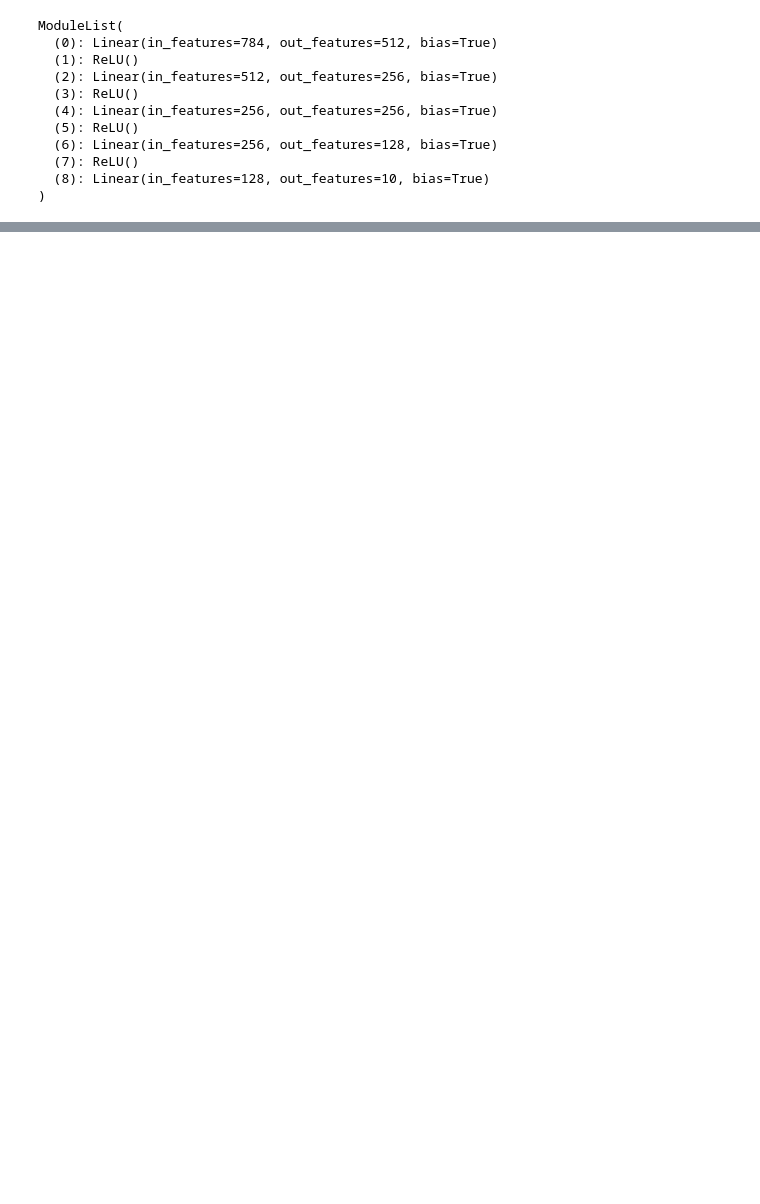
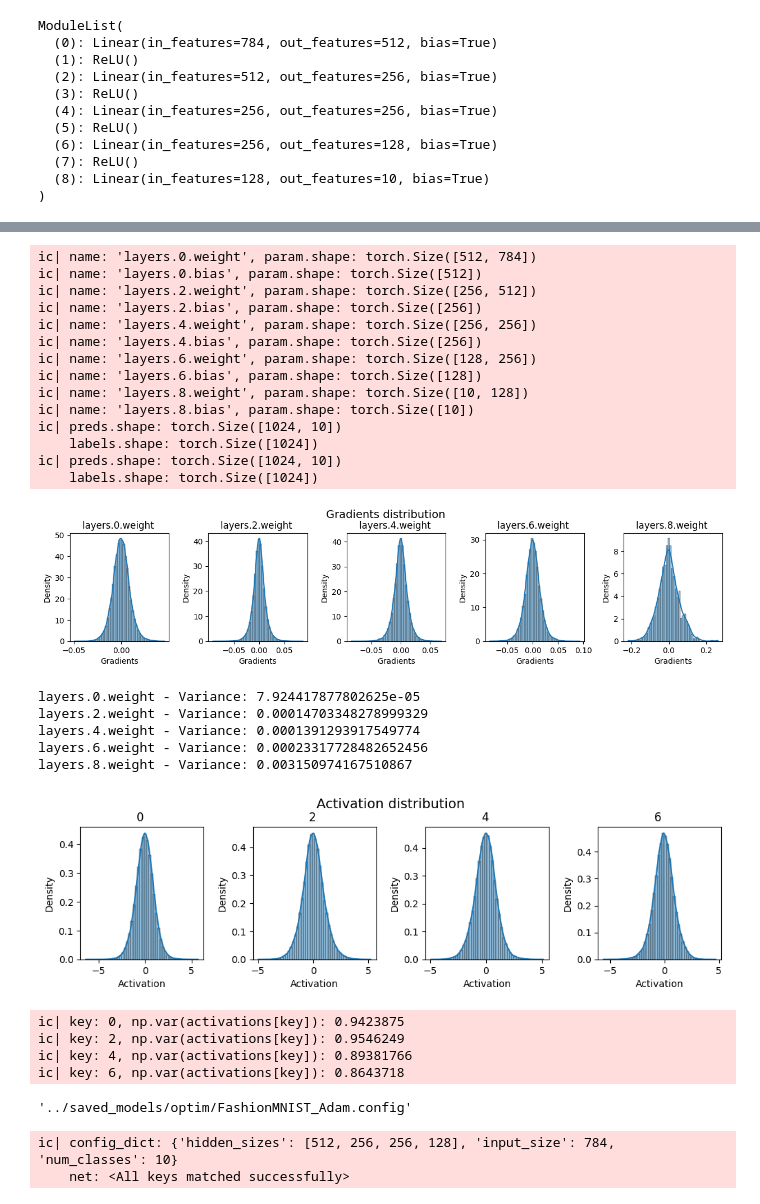
Before and after one commit to anashr18/dlnb, a Jupyter notebook: d1/optim.ipynb, the cells around one changed output, grey strips where cells are left out. Cells and saved outputs as stored; diff of their text form; code cells hidden in the pictures; blank space fills up the shorter version.

```diff
--- a/d1/optim.ipynb
+++ b/d1/optim.ipynb
@@ -216,0 +267,47 @@ def const_init(net, w=0.0):
+# %%
+# 1/dx
+import math
+def equal_var_init(net):
+    for name, param in net.named_parameters():
+        ic(name, param.shape)
+        if 'bias' in name:
+            param.data.fill_(0.0)
+        elif 'weight' in name:
+            # param.data.normal_(std=(math.sqrt(1/param.shape[1])))
+            variance = 1/param.shape[1]
+            b = math.sqrt(3 * variance)
+            a = -b
+            param.data.uniform_(a, b)
+# %%
+bn_relu = BaseNetwork(nn.ReLU()).to(device)
+bn_identity = BaseNetwork(Identity()).to(device)
+model = bn_identity
+equal_var_init(model)
+visualize_grad(net=model)
+visualize_activation(net=model)
+# %% [output]
+ic| name: 'layers.0.weight', param.shape: torch.Size([512, 784])
+ic| name: 'layers.0.bias', param.shape: torch.Size([512])
+ic| name: 'layers.2.weight', param.shape: torch.Size([256, 512])
+ic| name: 'layers.2.bias', param.shape: torch.Size([256])
+ic| name: 'layers.4.weight', param.shape: torch.Size([256, 256])
+ic| name: 'layers.4.bias', param.shape: torch.Size([256])
+ic| name: 'layers.6.weight', param.shape: torch.Size([128, 256])
+ic| name: 'layers.6.bias', param.shape: torch.Size([128])
+ic| name: 'layers.8.weight', param.shape: torch.Size([10, 128])
+ic| name: 'layers.8.bias', param.shape: torch.Size([10])
+ic| preds.shape: torch.Size([1024, 10])
+    labels.shape: torch.Size([1024])
+ic| preds.shape: torch.Size([1024, 10])
+    labels.shape: torch.Size([1024])
+[figure, added]
+layers.0.weight - Variance: 7.924417877802625e-05
+layers.2.weight - Variance: 0.00014703348278999329
+layers.4.weight - Variance: 0.0001391293917549774
+layers.6.weight - Variance: 0.00023317728482652456
+layers.8.weight - Variance: 0.003150974167510867
+[figure, added]
+ic| key: 0, np.var(activations[key]): 0.9423875
+ic| key: 2, np.var(activations[key]): 0.9546249
+ic| key: 4, np.var(activations[key]): 0.89381766
+ic| key: 6, np.var(activations[key]): 0.8643718
@@ -216,0 +320,5 @@ def const_init(net, w=0.0):
+# %%
+
+_get_config_file(model_name='FashionMNIST_Adam')
+# %% [output]
+'../saved_models/optim/FashionMNIST_Adam.config'
@@ -216,0 +338,5 @@ def const_init(net, w=0.0):
+# %%
+_load_model('FashionMNIST_Adam')
+# %% [output]
+ic| config_dict: {'hidden_sizes': [512, 256, 256, 128], 'input_size': 784, 'num_classes': 10}
+    net: <All keys matched successfully>
```
Also changed, not shown: parts of 15 cells of this notebook, 3 other files.
